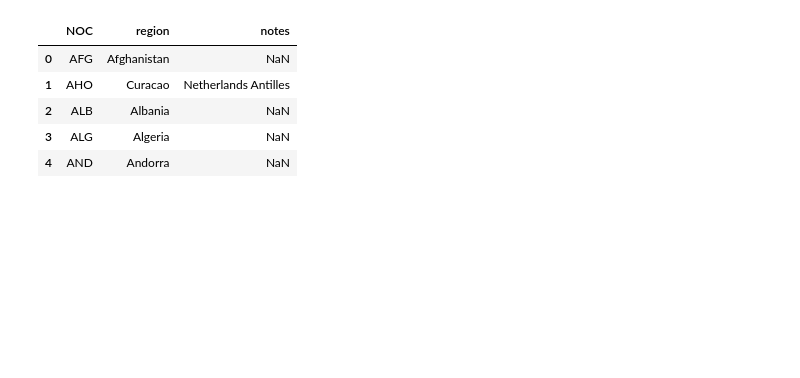
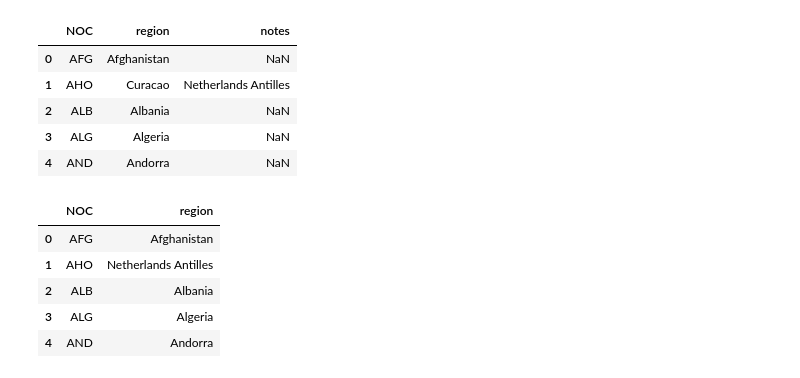
Before and after one commit to Darylwanji/Olympic-Sports-Insights-1986-2016, a Jupyter notebook: Notebooks/OlympicSportsAnalysis.ipynb, the cells around one changed output. Cells and saved outputs as stored; diff of their text form; code cells hidden in the pictures; blank space fills up the shorter version.

Commit message:
Cleaned NOC Region data

```diff
--- a/Notebooks/OlympicSportsAnalysis.ipynb
+++ b/Notebooks/OlympicSportsAnalysis.ipynb
@@ -145,3 +147,23 @@ regions_data.head()
 | 2 | ALB | Albania | NaN |
 | 3 | ALG | Algeria | NaN |
 | 4 | AND | Andorra | NaN |
+# %%
+"""
+Cell generated by Data Wrangler.
+"""
+def clean_data(regions_data):
+    regions_data.loc[regions_data['notes'].notnull(), 'region'] = regions_data['notes']
+
+    # Drop column: 'notes'
+    regions_data = regions_data.drop(columns=['notes'])
+    return regions_data
+
+regions_data_clean = clean_data(regions_data.copy())
+regions_data_clean.head()
+# %% [output]
+|  | NOC | region |
+| 0 | AFG | Afghanistan |
+| 1 | AHO | Netherlands Antilles |
+| 2 | ALB | Albania |
+| 3 | ALG | Algeria |
+| 4 | AND | Andorra |
```
Also changed, not shown: parts of 4 cells of this notebook, 1 other file.
